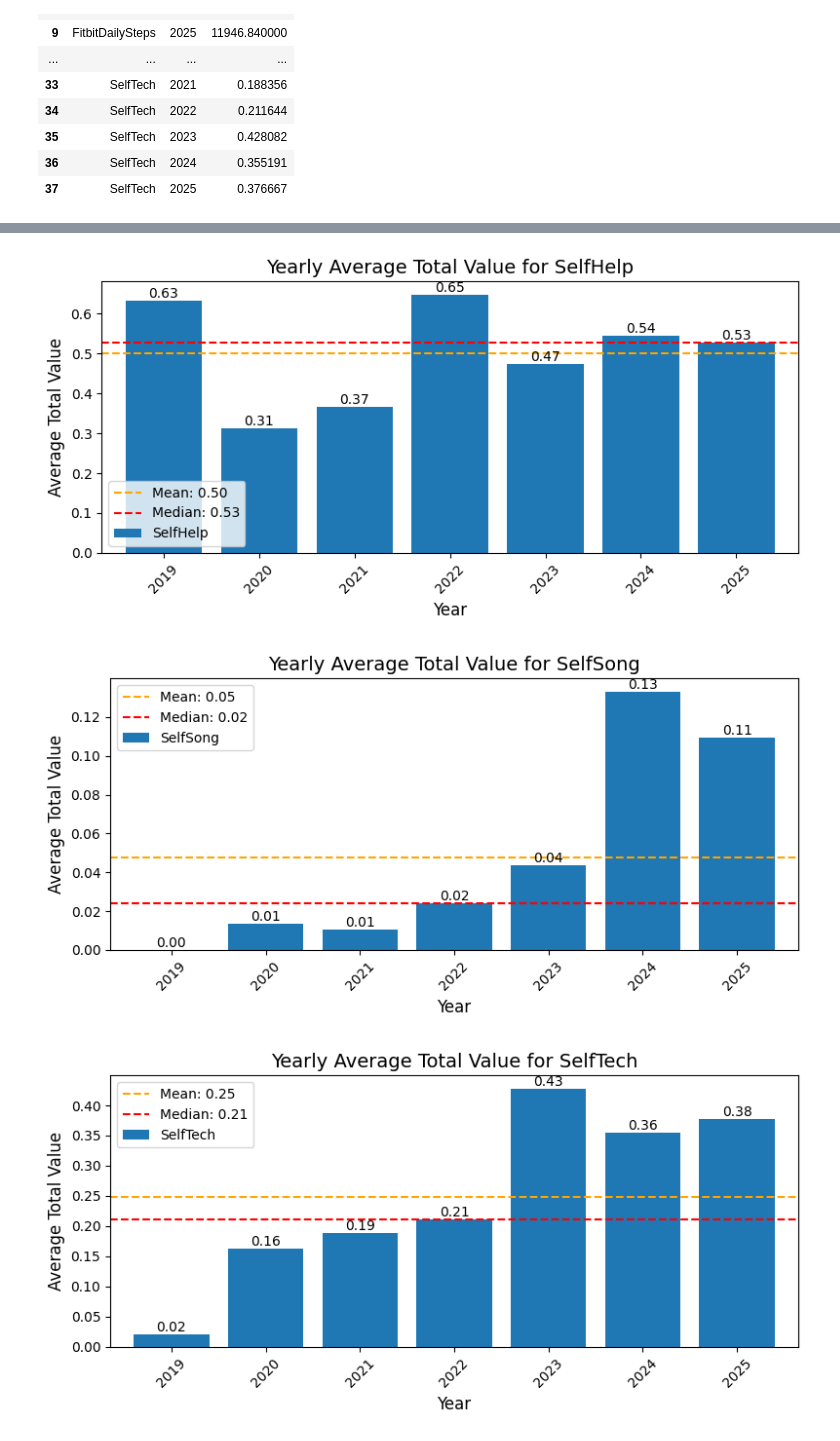
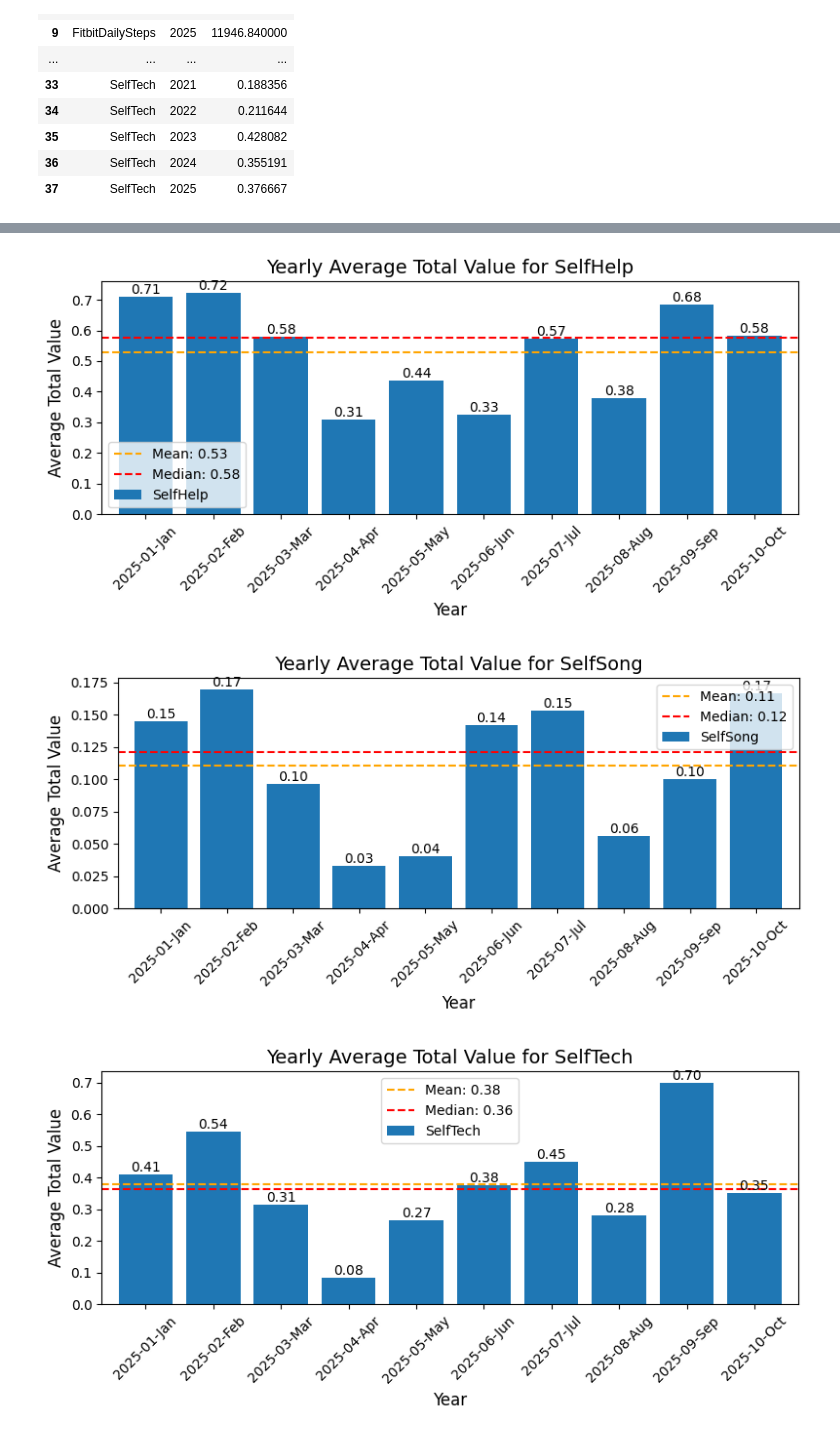
Before and after one commit to NagendraSUVCE/DailyPulse, a Jupyter notebook: DailyPulseMVC/SelfTech/PythonForDataAnalytics/python_3rdhouronwards.ipynb, the cells around one changed output, grey strips where cells are left out. Cells and saved outputs as stored; diff of their text form; code cells hidden in the pictures.

Commit message:
changes done for weekly plot

```diff
--- a/DailyPulseMVC/SelfTech/PythonForDataAnalytics/python_3rdhouronwards.ipynb
+++ b/DailyPulseMVC/SelfTech/PythonForDataAnalytics/python_3rdhouronwards.ipynb
@@ -99,7 +99,7 @@ df['ActivityDate'] = pd.to_datetime(df['ActivityDate'])
 # Extract year, quarter, month, and week from ActivityDate
 df['Year'] = df['ActivityDate'].dt.year
 df['Quarter'] = df['ActivityDate'].dt.to_period('Q').astype(str)
-df['Month'] = df['ActivityDate'].dt.strftime('%Y-%b')
+df['Month'] = df['ActivityDate'].dt.strftime('%Y-%m-%b')
 df['Week'] = df['ActivityDate'].dt.strftime('%Y-Week%U')
 
 # Group by Category and Year, Quarter, Month, Week to calculate the average TotalValue
@@ -175,6 +191,11 @@ yearly_avg
 # %%
 pivot_data = yearly_avg.pivot(index='Year', columns='Category', values='TotalValue')
+# Filter monthly_avg for the current year
+current_year = pd.Timestamp.now().year
+monthly_avg_current_year = monthly_avg[monthly_avg['Month'].str.startswith(str(current_year))]
 
+# Pivot the data for the current year
+pivot_data = monthly_avg_current_year.pivot(index='Month', columns='Category', values='TotalValue')
 # Iterate through each category and plot a separate graph
 for category in pivot_data.columns:
     plt.figure(figsize=(8, 4))
@@ -214,3 +235,3 @@ for category in pivot_data.columns:
-[figure, old version]
+[figure, new version]
-[figure, old version]
+[figure, new version]
-[figure, old version]
+[figure, new version]
```
Also changed, not shown: parts of 5 cells of this notebook.
